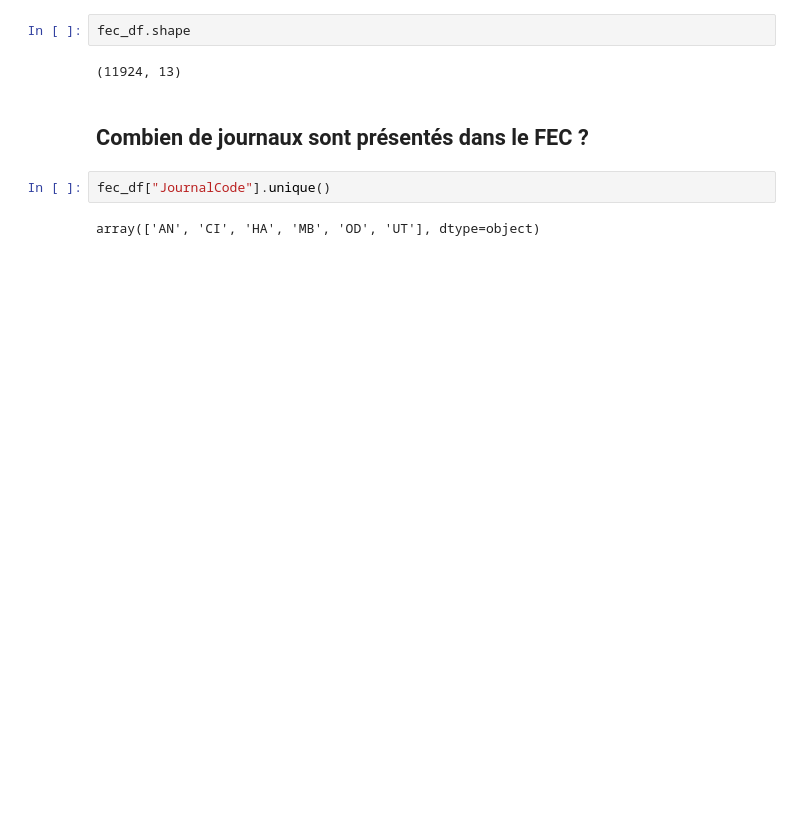
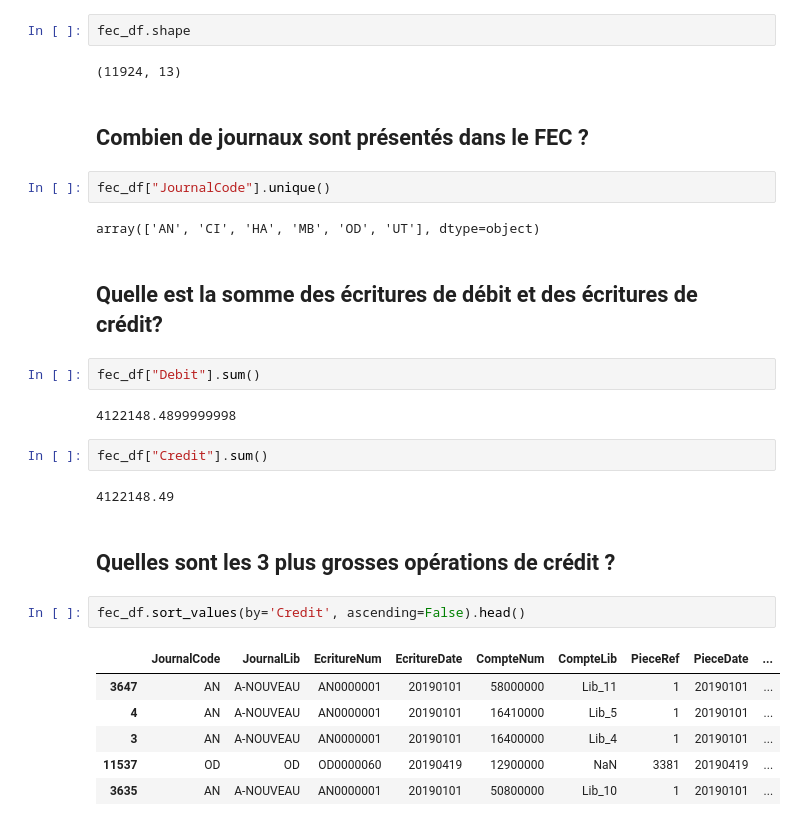
Before and after one commit to agence-fast/formation_croec_projects, a Jupyter notebook: analyse_fec/analyse_fec.ipynb, the cells around one changed output. Saved outputs shown, nothing was run; the diff lists cells and outputs as text; blank space fills up the shorter version.

```diff
--- a/analyse_fec/analyse_fec.ipynb
+++ b/analyse_fec/analyse_fec.ipynb
@@ -66,3 +102,24 @@ fec_df.shape
 fec_df["JournalCode"].unique()
 # %% [output]
 array(['AN', 'CI', 'HA', 'MB', 'OD', 'UT'], dtype=object)
+# %% [markdown]
+## Quelle est la somme des écritures de débit et des écritures de crédit?
+# %%
+fec_df["Debit"].sum()
+# %% [output]
+4122148.4899999998
+# %%
+fec_df["Credit"].sum()
+# %% [output]
+4122148.49
+# %% [markdown]
+## Quelles sont les 3 plus grosses opérations de crédit ?
+# %%
+fec_df.sort_values(by='Credit', ascending=False).head()
+# %% [output]
+|  | JournalCode | JournalLib | EcritureNum | EcritureDate | CompteNum | CompteLib | PieceRef | PieceDate | ... |
+| 3647 | AN | A-NOUVEAU | AN0000001 | 20190101 | 58000000 | Lib_11 | 1 | 20190101 | ... |
+| 4 | AN | A-NOUVEAU | AN0000001 | 20190101 | 16410000 | Lib_5 | 1 | 20190101 | ... |
+| 3 | AN | A-NOUVEAU | AN0000001 | 20190101 | 16400000 | Lib_4 | 1 | 20190101 | ... |
+| 11537 | OD | OD | OD0000060 | 20190419 | 12900000 | NaN | 3381 | 20190419 | ... |
+| 3635 | AN | A-NOUVEAU | AN0000001 | 20190101 | 50800000 | Lib_10 | 1 | 20190101 | ... |
```
Also changed, not shown: parts of 13 cells of this notebook, 1 other file.
